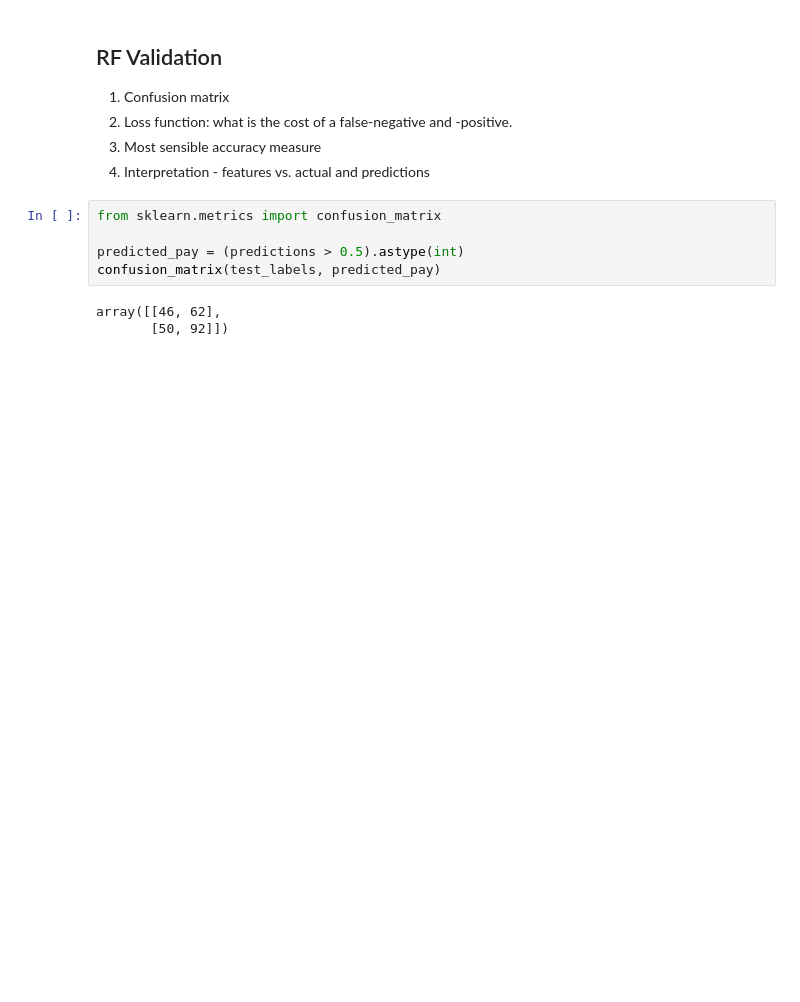
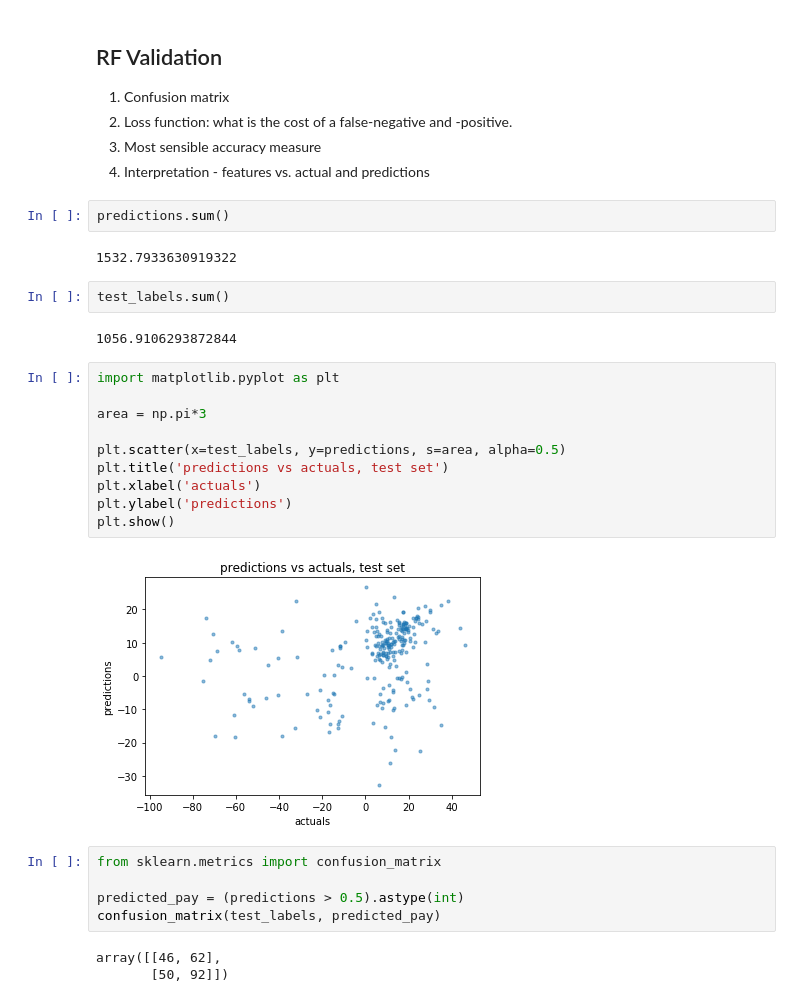
Before and after one commit to PipCourbois/LendingClubModels, a Jupyter notebook: LendingClub_EDA_and_Training.ipynb, the cells around one changed output. Drawn from its saved outputs; the diff is of its cells as text; blank space fills up the shorter version.

```diff
--- a/LendingClub_EDA_and_Training.ipynb
+++ b/LendingClub_EDA_and_Training.ipynb
@@ -421,6 +390,26 @@ array([0.249, 0.439, 0.386, 0.562, 0.322, 0.879, 0.814, 0.42 , 0.756,
 2. Loss function: what is the cost of a false-negative and -positive.
 3. Most sensible accuracy measure
 3. Interpretation - features vs. actual and predictions
+# %%
+predictions.sum()
+# %% [output]
+1532.7933630919322
+# %%
+test_labels.sum()
+# %% [output]
+1056.9106293872844
+# %%
+import matplotlib.pyplot as plt
+
+area = np.pi*3
+
+plt.scatter(x=test_labels, y=predictions, s=area, alpha=0.5)
+plt.title('predictions vs actuals, test set')
+plt.xlabel('actuals')
+plt.ylabel('predictions')
+plt.show()
+# %% [output]
+[figure, added]
 # %%
 from sklearn.metrics import confusion_matrix
 
```
Also changed, not shown: parts of 12 cells of this notebook, 1 other file.
